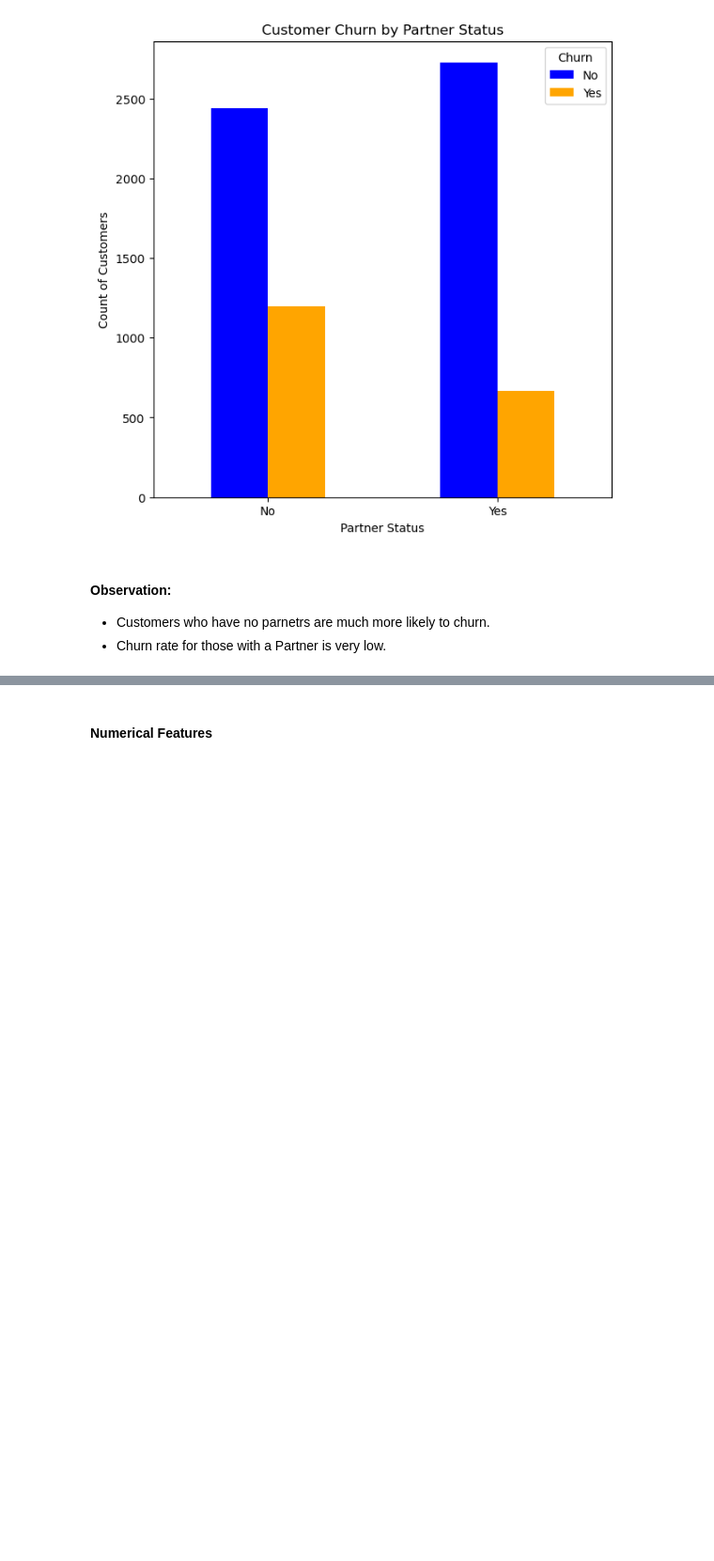
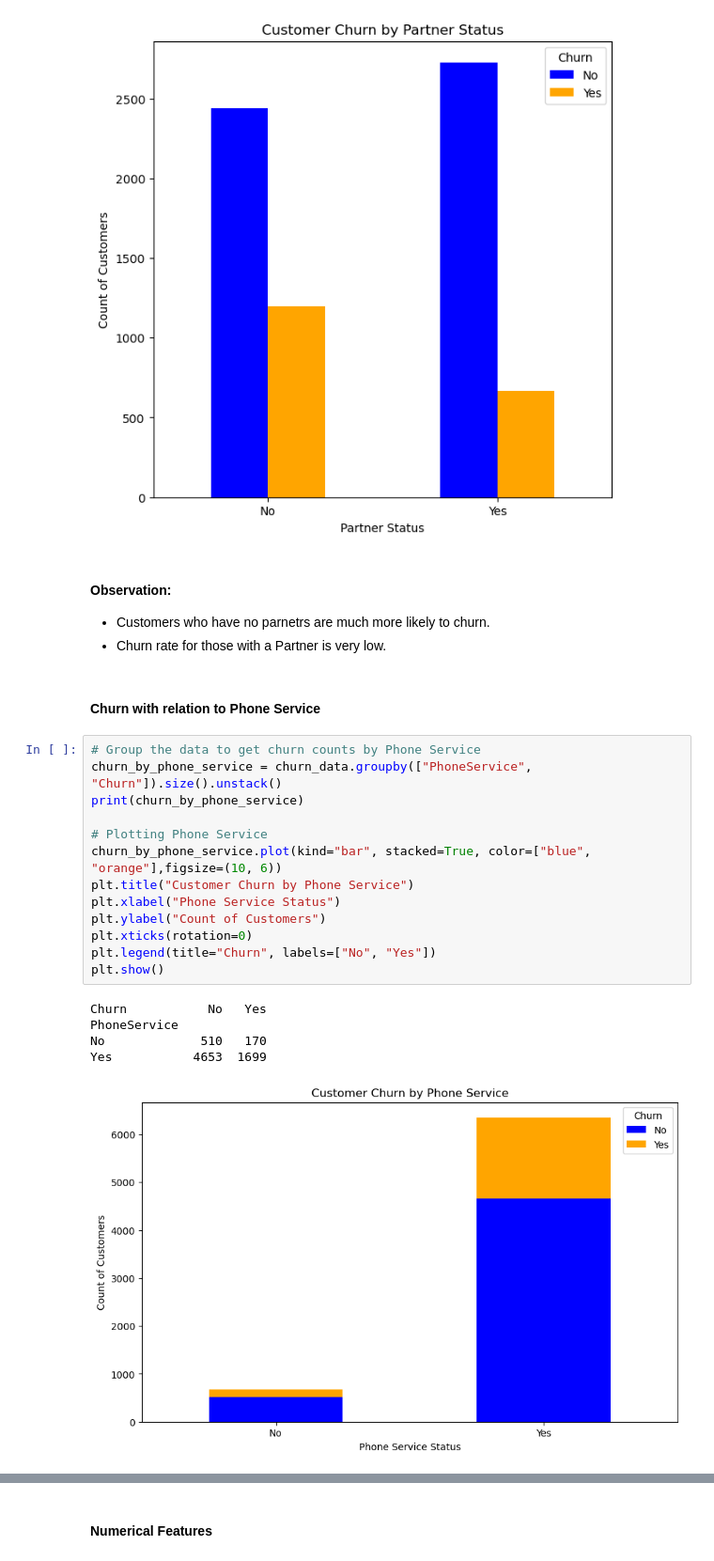
Before and after one commit to asaid03/churn-prediction, a Jupyter notebook: Telecom_Churn_EDA.ipynb, the cells around one changed output, grey strips where cells are left out. Shown: that part at 94% size. Drawn from its saved outputs; the diff is of its cells as text; blank space fills up the shorter version.

Commit message:
feat:Added analysis of customer churn based on Phone Service and Multiple Lines status

```diff
--- a/Telecom_Churn_EDA.ipynb
+++ b/Telecom_Churn_EDA.ipynb
@@ -359,3 +359,24 @@ Yes      2724   669
 #### Observation:
 - Customers who have no parnetrs are much more likely to churn.
 - Churn rate for those with a Partner is very low.
+# %% [markdown]
+#### Churn with relation to Phone Service
+# %%
+# Group the data to get churn counts by Phone Service
+churn_by_phone_service = churn_data.groupby(["PhoneService", "Churn"]).size().unstack()
+print(churn_by_phone_service)
+
+# Plotting Phone Service
+churn_by_phone_service.plot(kind="bar", stacked=True, color=["blue", "orange"],figsize=(10, 6))
+plt.title("Customer Churn by Phone Service")
+plt.xlabel("Phone Service Status")
+plt.ylabel("Count of Customers")
+plt.xticks(rotation=0)
+plt.legend(title="Churn", labels=["No", "Yes"])
+plt.show()
+# %% [output]
+Churn           No   Yes
+PhoneService
+No             510   170
+Yes           4653  1699
+[figure, added]
```
Also changed, not shown: parts of 4 cells of this notebook.
